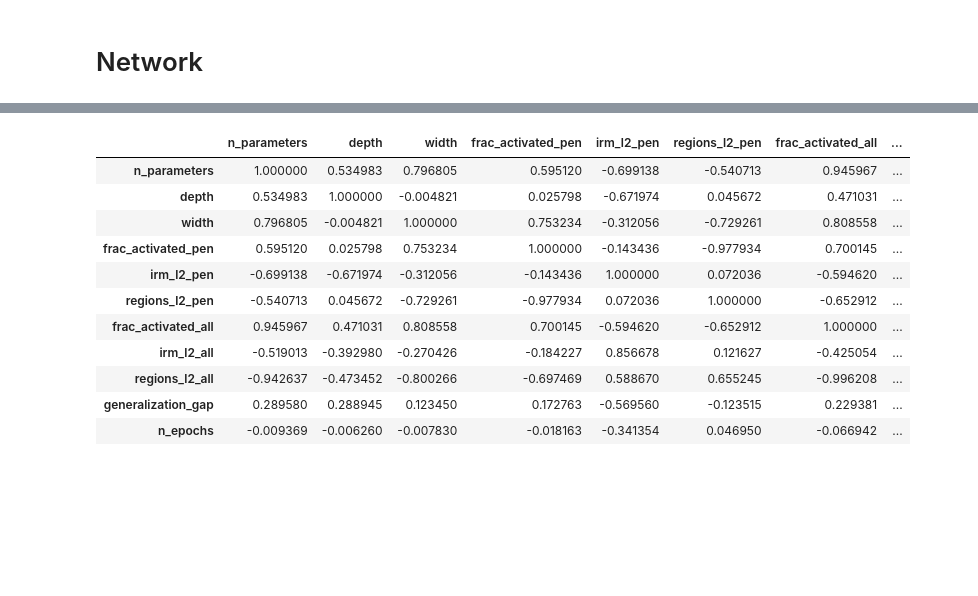
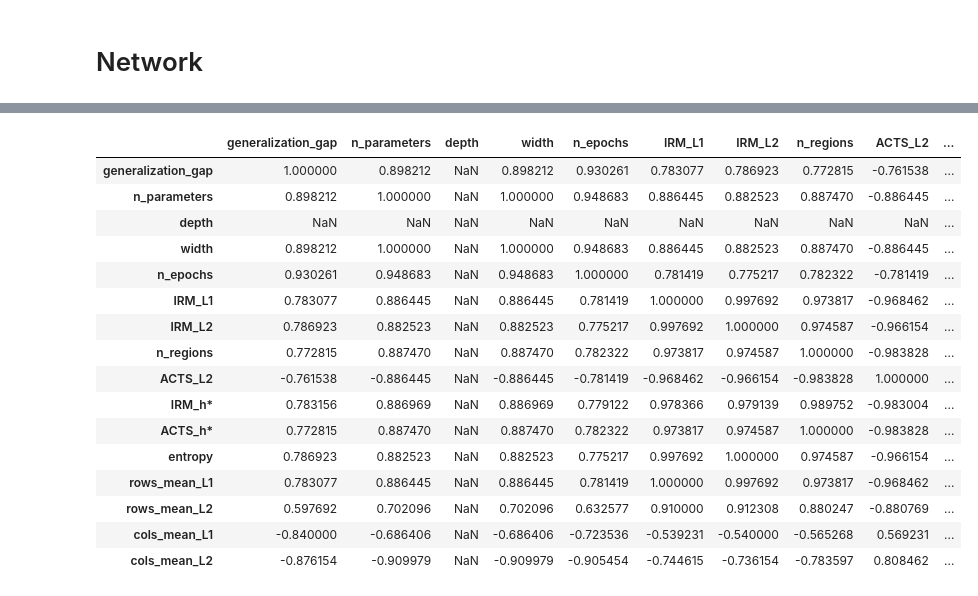
Before and after one commit to rflperry/double_descent, a Jupyter notebook: experiments/xor/plot_results.ipynb, the cells around one changed output, grey strips where cells are left out. Saved outputs shown, nothing was run; the diff lists cells and outputs as text; code cells hidden in the pictures; blank space fills up the shorter version.

```diff
--- a/experiments/xor/plot_results.ipynb
+++ b/experiments/xor/plot_results.ipynb
@@ -109,17 +157,20 @@ plt.show()
 # Read
 df = pd.read_csv('./results/xor_network_results.csv')
 # %%
+train_error = 'train_mse'
+test_error = 'test_mse'
+
 # Set to floats
 for col in df.columns:
+    if col in ['hidden_layer_dims']:
+        continue
     try:
         df[col] = df[col].astype(float)
     except:
         pass
 
 # Create new metrics/columns
-df['generalization_gap'] = df['test_01_error'] - df['train_01_error']
-df['frac_activated_pen'] = df['activated_regions_pen'] / df['n_train_samples']
-df['frac_activated_all'] = df['activated_regions_all'] / df['n_train_samples']
+df['generalization_gap'] = df[test_error] - df[train_error]
 
 # Average across reps
 # df = df.groupby(
@@ -152,24 +203,31 @@ plt.show()
 # %%
 corr_vars = [
-    'n_parameters', 'depth', 'width',
-    'frac_activated_pen', 'irm_l2_pen', 'regions_l2_pen',
-    'frac_activated_all', 'irm_l2_all', 'regions_l2_all',
-    'generalization_gap', 'n_epochs',
+    'generalization_gap',
+    'n_parameters', 'depth', 'width', 'n_epochs',
+    'IRM_L1', 'IRM_L2', 'n_regions', 'ACTS_L2',
+    'IRM_h*', 'ACTS_h*', 'entropy',
+    'rows_mean_L1', 'rows_mean_L2',
+    'cols_mean_L1', 'cols_mean_L2',
 ]
 corr_df = df[corr_vars].corr('spearman')
 display(corr_df)
 # corr_df.to_csv('./results/dn_spearman_corrs.csv')
 # %% [output]
-|  | n_parameters | depth | width | frac_activated_pen | irm_l2_pen | regions_l2_pen | frac_activated_all | ... |
-| n_parameters | 1.000000 | 0.534983 | 0.796805 | 0.595120 | -0.699138 | -0.540713 | 0.945967 | ... |
-| depth | 0.534983 | 1.000000 | -0.004821 | 0.025798 | -0.671974 | 0.045672 | 0.471031 | ... |
-| width | 0.796805 | -0.004821 | 1.000000 | 0.753234 | -0.312056 | -0.729261 | 0.808558 | ... |
-| frac_activated_pen | 0.595120 | 0.025798 | 0.753234 | 1.000000 | -0.143436 | -0.977934 | 0.700145 | ... |
-| irm_l2_pen | -0.699138 | -0.671974 | -0.312056 | -0.143436 | 1.000000 | 0.072036 | -0.594620 | ... |
-| regions_l2_pen | -0.540713 | 0.045672 | -0.729261 | -0.977934 | 0.072036 | 1.000000 | -0.652912 | ... |
-| frac_activated_all | 0.945967 | 0.471031 | 0.808558 | 0.700145 | -0.594620 | -0.652912 | 1.000000 | ... |
-| irm_l2_all | -0.519013 | -0.392980 | -0.270426 | -0.184227 | 0.856678 | 0.121627 | -0.425054 | ... |
-| regions_l2_all | -0.942637 | -0.473452 | -0.800266 | -0.697469 | 0.588670 | 0.655245 | -0.996208 | ... |
-| generalization_gap | 0.289580 | 0.288945 | 0.123450 | 0.172763 | -0.569560 | -0.123515 | 0.229381 | ... |
-| n_epochs | -0.009369 | -0.006260 | -0.007830 | -0.018163 | -0.341354 | 0.046950 | -0.066942 | ... |
+|  | generalization_gap | n_parameters | depth | width | n_epochs | IRM_L1 | IRM_L2 | n_regions | ACTS_L2 | ... |
+| generalization_gap | 1.000000 | 0.898212 | NaN | 0.898212 | 0.930261 | 0.783077 | 0.786923 | 0.772815 | -0.761538 | ... |
+| n_parameters | 0.898212 | 1.000000 | NaN | 1.000000 | 0.948683 | 0.886445 | 0.882523 | 0.887470 | -0.886445 | ... |
+| depth | NaN | NaN | NaN | NaN | NaN | NaN | NaN | NaN | NaN | ... |
+| width | 0.898212 | 1.000000 | NaN | 1.000000 | 0.948683 | 0.886445 | 0.882523 | 0.887470 | -0.886445 | ... |
+| n_epochs | 0.930261 | 0.948683 | NaN | 0.948683 | 1.000000 | 0.781419 | 0.775217 | 0.782322 | -0.781419 | ... |
+| IRM_L1 | 0.783077 | 0.886445 | NaN | 0.886445 | 0.781419 | 1.000000 | 0.997692 | 0.973817 | -0.968462 | ... |
+| IRM_L2 | 0.786923 | 0.882523 | NaN | 0.882523 | 0.775217 | 0.997692 | 1.000000 | 0.974587 | -0.966154 | ... |
+| n_regions | 0.772815 | 0.887470 | NaN | 0.887470 | 0.782322 | 0.973817 | 0.974587 | 1.000000 | -0.983828 | ... |
+| ACTS_L2 | -0.761538 | -0.886445 | NaN | -0.886445 | -0.781419 | -0.968462 | -0.966154 | -0.983828 | 1.000000 | ... |
+| IRM_h* | 0.783156 | 0.886969 | NaN | 0.886969 | 0.779122 | 0.978366 | 0.979139 | 0.989752 | -0.983004 | ... |
+| ACTS_h* | 0.772815 | 0.887470 | NaN | 0.887470 | 0.782322 | 0.973817 | 0.974587 | 1.000000 | -0.983828 | ... |
+| entropy | 0.786923 | 0.882523 | NaN | 0.882523 | 0.775217 | 0.997692 | 1.000000 | 0.974587 | -0.966154 | ... |
+| rows_mean_L1 | 0.783077 | 0.886445 | NaN | 0.886445 | 0.781419 | 1.000000 | 0.997692 | 0.973817 | -0.968462 | ... |
+| rows_mean_L2 | 0.597692 | 0.702096 | NaN | 0.702096 | 0.632577 | 0.910000 | 0.912308 | 0.880247 | -0.880769 | ... |
+| cols_mean_L1 | -0.840000 | -0.686406 | NaN | -0.686406 | -0.723536 | -0.539231 | -0.540000 | -0.565268 | 0.569231 | ... |
+| cols_mean_L2 | -0.876154 | -0.909979 | NaN | -0.909979 | -0.905454 | -0.744615 | -0.736154 | -0.783597 | 0.808462 | ... |
 # %%
```
Also changed, not shown: parts of 14 cells of this notebook, 4 other files.
